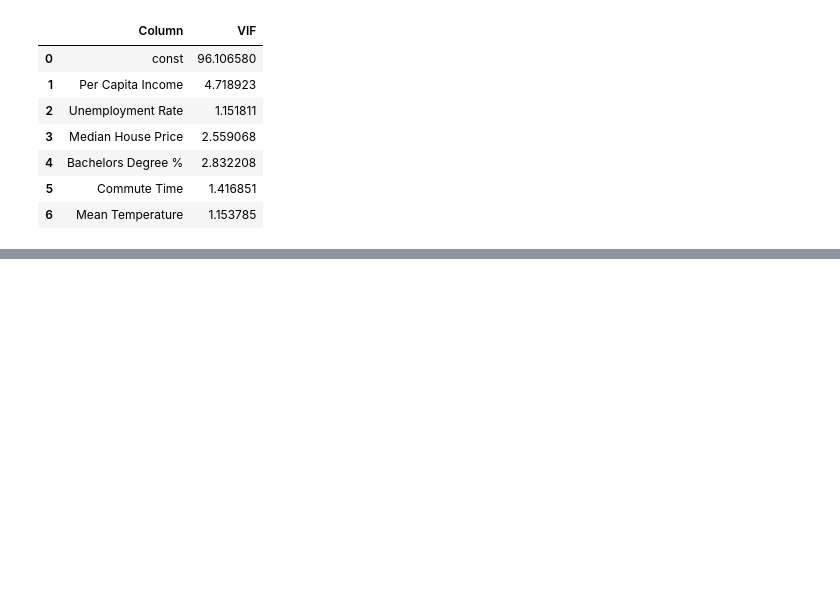
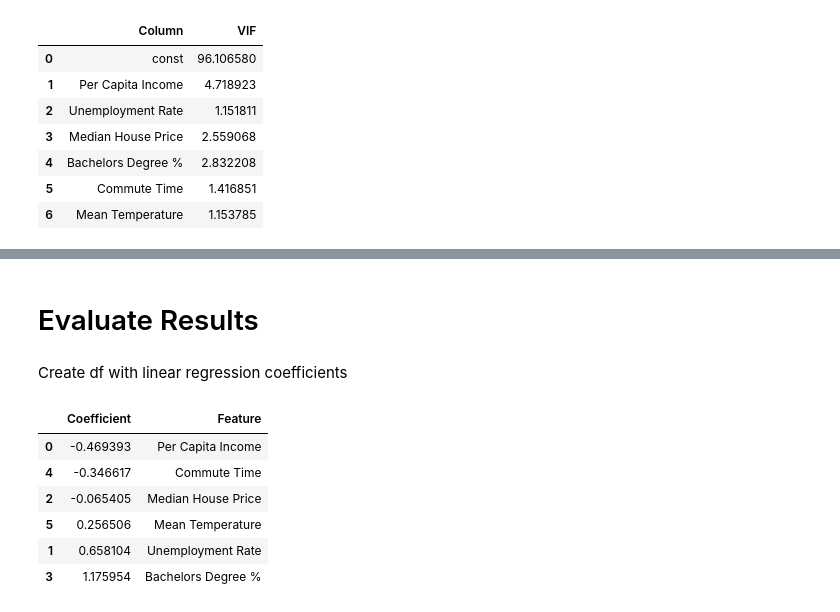
Before and after one commit to blantj/county_inmigration_regression, a Jupyter notebook: Modeling.ipynb, the cells around one changed output, grey strips where cells are left out. Saved outputs shown, nothing was run; the diff lists cells and outputs as text; code cells hidden in the pictures; blank space fills up the shorter version.

Commit message:
Evaluate results

```diff
--- a/Modeling.ipynb
+++ b/Modeling.ipynb
@@ -556,0 +555,17 @@ Test r2 0.23467500067243718
+# %% [markdown]
+# Evaluate Results
+# %% [markdown]
+Create df with linear regression coefficients
+# %%
+coef_df = pd.DataFrame(lr.coef_, columns=['Coefficient'])
+coef_df['Feature'] = x.columns
+coef_df.sort_values(by='Coefficient', inplace=True)
+coef_df
+# %% [output]
+|  | Coefficient | Feature |
+| 0 | -0.469393 | Per Capita Income |
+| 4 | -0.346617 | Commute Time |
+| 2 | -0.065405 | Median House Price |
+| 5 | 0.256506 | Mean Temperature |
+| 1 | 0.658104 | Unemployment Rate |
+| 3 | 1.175954 | Bachelors Degree % |
```
Also changed, not shown: parts of 35 cells of this notebook.
